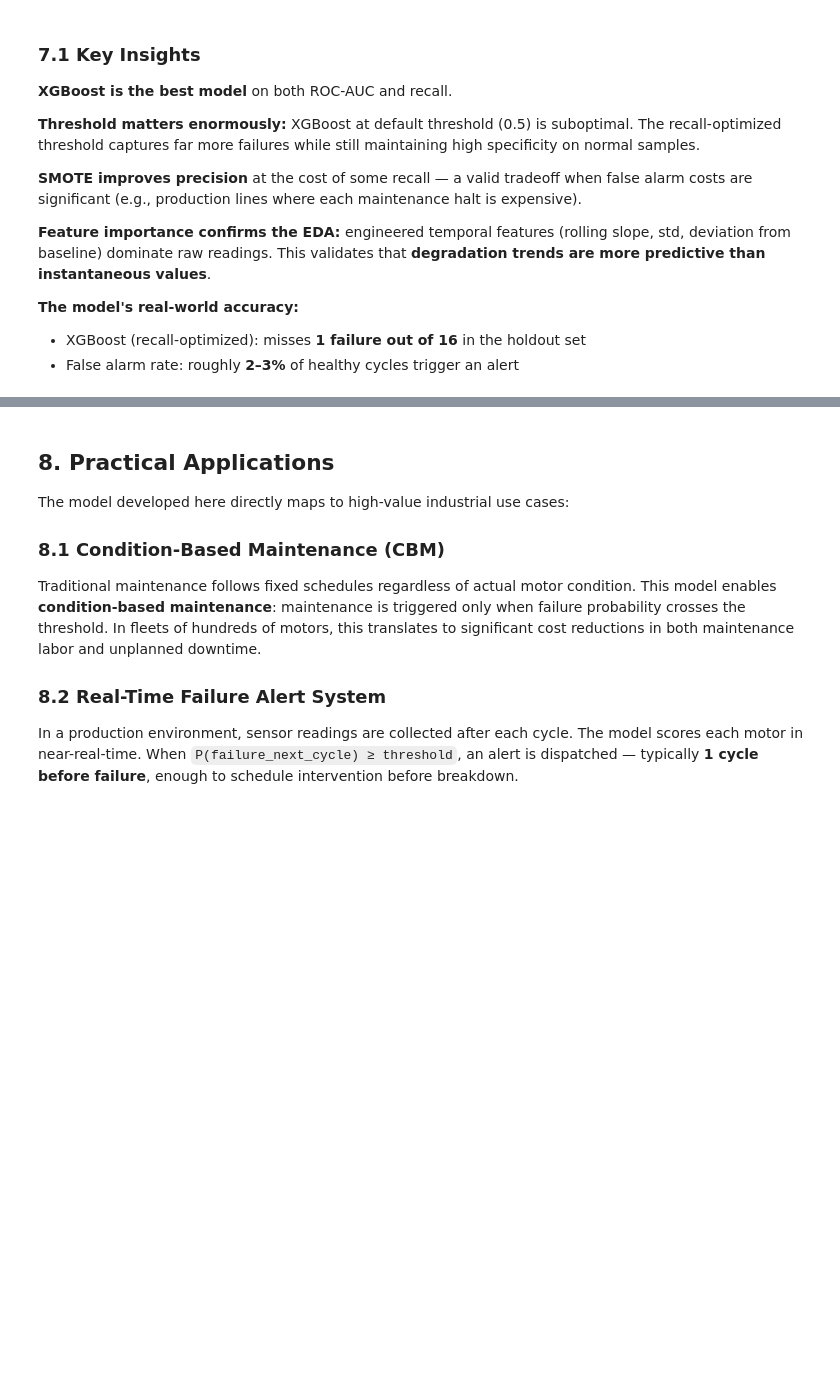
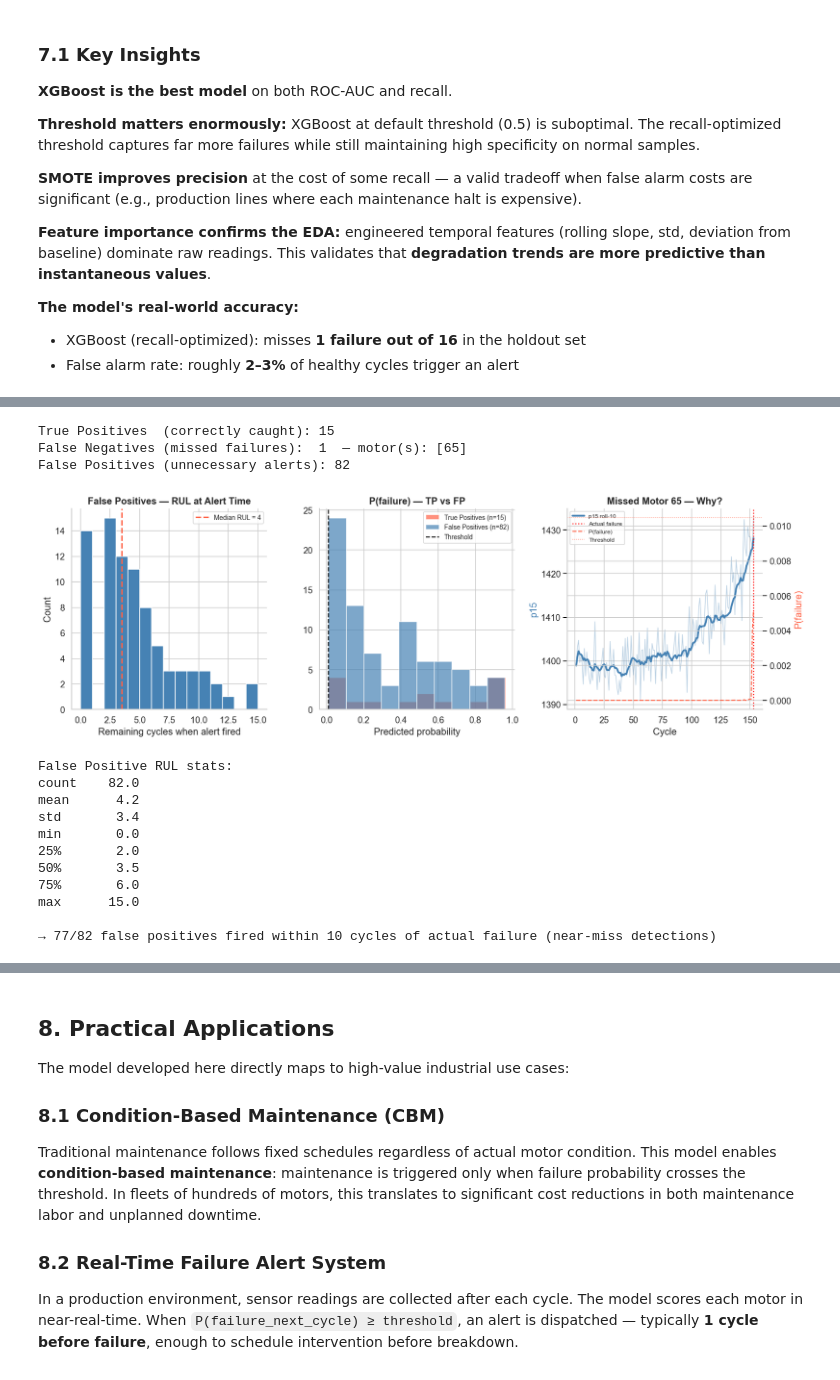
Before and after one commit to ricardobnjunior/motor-failure-prediction, a Jupyter notebook: motor_failure_prediction.ipynb, the cells around one changed output, grey strips where cells are left out. Saved outputs shown, nothing was run; the diff lists cells and outputs as text; code cells hidden in the pictures; blank space fills up the shorter version.

```diff
--- a/motor_failure_prediction.ipynb
+++ b/motor_failure_prediction.ipynb
@@ -629,0 +703,78 @@ plt.show()
+# %%
+test_copy = test_df.copy()
+test_copy['y_pred']  = (results['XGBoost']['proba'] >= results['XGBoost']['threshold']).astype(int)
+test_copy['y_proba'] = results['XGBoost']['proba']
+
+FN_df = test_copy[(test_copy[TARGET] == 1) & (test_copy['y_pred'] == 0)]
+FP_df = test_copy[(test_copy[TARGET] == 0) & (test_copy['y_pred'] == 1)]
+TP_df = test_copy[(test_copy[TARGET] == 1) & (test_copy['y_pred'] == 1)]
+
+print(f"True Positives  (correctly caught): {len(TP_df)}")
+print(f"False Negatives (missed failures):  {len(FN_df)}  — motor(s): {sorted(FN_df['id'].unique())}")
+print(f"False Positives (unnecessary alerts): {len(FP_df)}")
+
+fig, axes = plt.subplots(1, 3, figsize=(15, 5))
+
+# FP by RUL
+axes[0].hist(FP_df['rul'], bins=15, color='steelblue', edgecolor='white')
+axes[0].axvline(FP_df['rul'].median(), color='tomato', linestyle='--', lw=2,
+                label=f'Median RUL = {FP_df["rul"].median():.0f}')
+axes[0].set_title('False Positives — RUL at Alert Time', fontweight='bold')
+axes[0].set_xlabel('Remaining cycles when alert fired')
+axes[0].set_ylabel('Count'); axes[0].legend(fontsize=9)
+
+# Probability: TP vs FP
+axes[1].hist(TP_df['y_proba'], bins=10, alpha=0.7, color='tomato',
+             label=f'True Positives (n={len(TP_df)})', edgecolor='white')
+axes[1].hist(FP_df['y_proba'], bins=10, alpha=0.7, color='steelblue',
+             label=f'False Positives (n={len(FP_df)})', edgecolor='white')
+axes[1].axvline(results['XGBoost']['threshold'], color='black',
+                linestyle='--', lw=1.5, label='Threshold')
+axes[1].set_title('P(failure) — TP vs FP', fontweight='bold')
+axes[1].set_xlabel('Predicted probability'); axes[1].legend(fontsize=9)
+
+# Missed motor sensor trajectory
+if len(FN_df) > 0:
+    fn_motor = FN_df['id'].iloc[0]
+    mhist = test_copy[test_copy['id'] == fn_motor].sort_values('cycle')
+    max_c = mhist['cycle'].max()
+    ax2 = axes[2].twinx()
+    axes[2].plot(mhist['cycle'], mhist['p15'], color='steelblue', alpha=0.35, lw=1)
+    axes[2].plot(mhist['cycle'], mhist['p15'].rolling(10, min_periods=1).mean(),
+                 color='steelblue', lw=2.5, label='p15 roll-10')
+    ax2.plot(mhist['cycle'], mhist['y_proba'], color='tomato',
+             lw=1.5, linestyle='--', label='P(failure)')
+    ax2.axhline(results['XGBoost']['threshold'], color='tomato', linestyle=':', lw=1, alpha=0.7, label='Threshold')
+    axes[2].axvline(max_c, color='red', lw=1.5, linestyle=':', label='Actual failure')
+    axes[2].set_title(f'Missed Motor {fn_motor} — Why?', fontweight='bold')
+    axes[2].set_xlabel('Cycle')
+    axes[2].set_ylabel('p15', color='steelblue')
+    ax2.set_ylabel('P(failure)', color='tomato')
+    h1,l1 = axes[2].get_legend_handles_labels()
+    h2,l2 = ax2.get_legend_handles_labels()
+    axes[2].legend(h1+h2, l1+l2, fontsize=8)
+
+plt.tight_layout()
+plt.savefig('fig_09_error_analysis.png', bbox_inches='tight')
+plt.show()
+
+near_miss = (FP_df['rul'] <= 10).sum()
+print(f"\nFalse Positive RUL stats:")
+print(FP_df['rul'].describe().round(1).to_string())
+print(f"\n→ {near_miss}/{len(FP_df)} false positives fired within 10 cycles of actual failure (near-miss detections)")
+# %% [output]
+True Positives  (correctly caught): 15
+False Negatives (missed failures):  1  — motor(s): [65]
+False Positives (unnecessary alerts): 82
+[figure, added]
+False Positive RUL stats:
+count    82.0
+mean      4.2
+std       3.4
+min       0.0
+25%       2.0
+50%       3.5
+75%       6.0
+max      15.0
+
+→ 77/82 false positives fired within 10 cycles of actual failure (near-miss detections)
```
Also changed, not shown: parts of 4 cells of this notebook, 2 other files.
